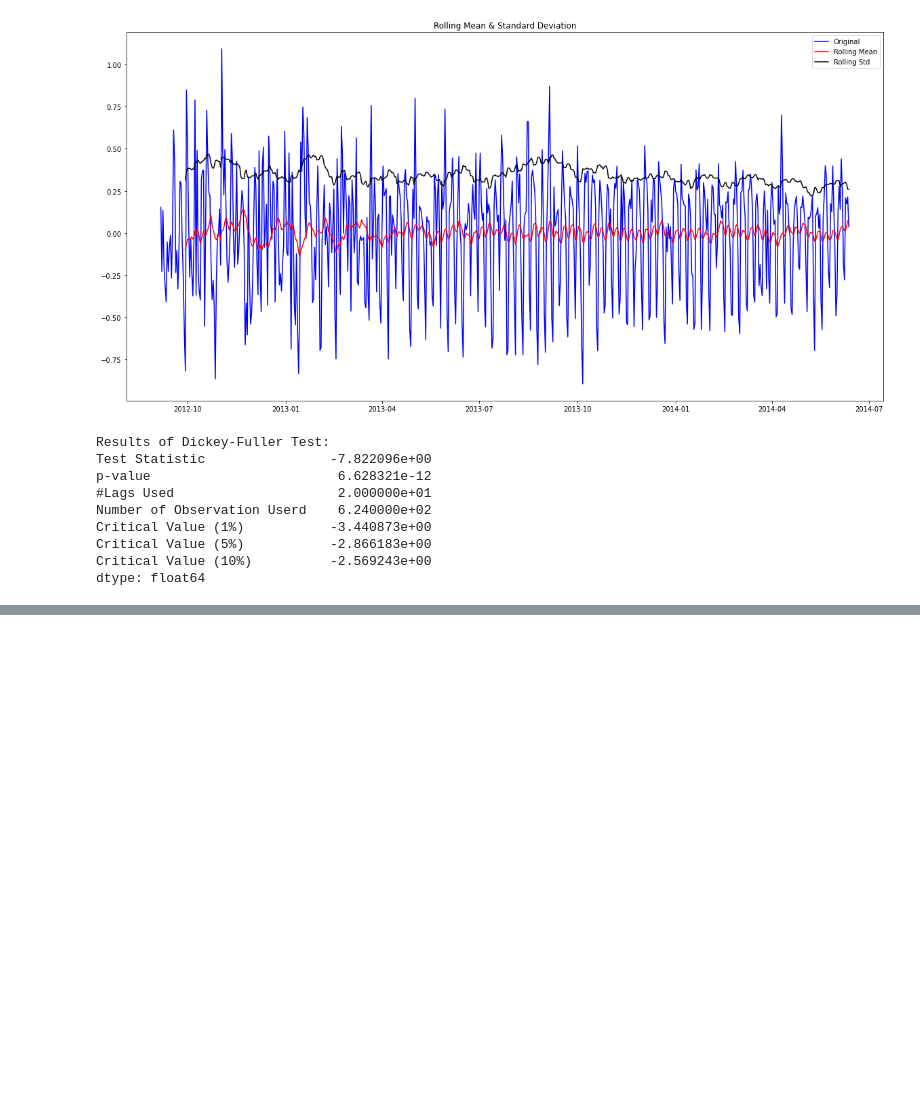
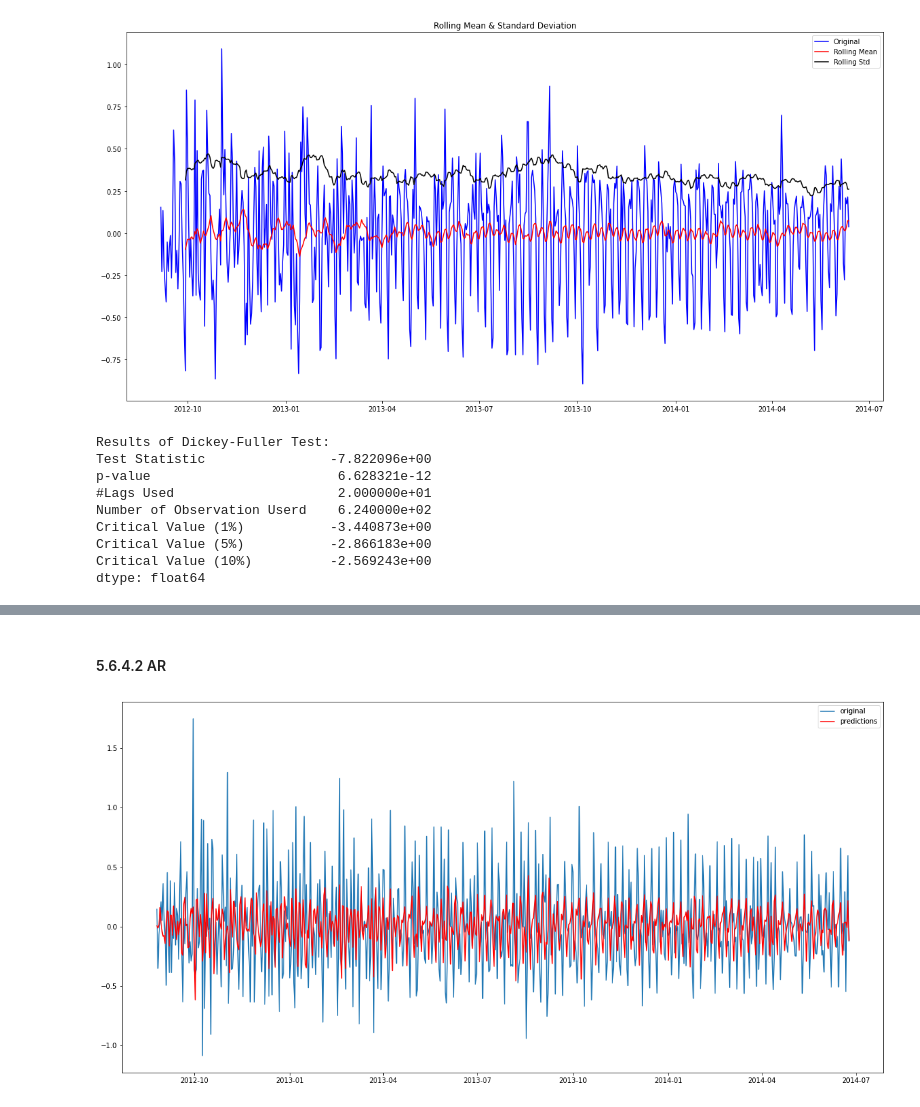
Before and after one commit to wangzhefeng/mlproj, a Jupyter notebook: src/projects/unicorn_investors_jetrail_forecast/unicorn_investors_jetrail_forecast.ipynb, the cells around one changed output, grey strips where cells are left out. Drawn from its saved outputs; the diff is of its cells as text; code cells hidden in the pictures; blank space fills up the shorter version.

```diff
--- a/src/projects/unicorn_investors_jetrail/unicorn_investors_jetrail.ipynb
+++ b/src/projects/unicorn_investors_jetrail_forecast/unicorn_investors_jetrail_forecast.ipynb
@@ -710,0 +738,14 @@ dtype: float64
+# %% [markdown]
+#### 5.6.4.2 AR
+# %%
+# AR q = 0
+model = ARIMA(Train_log, order = (2, 1, 0))
+results_AR = model.fit(disp = -1)
+
+rcParams["figure.figsize"] = 20, 10
+plt.plot(train_log_diff.dropna(), label = "original")
+plt.plot(results_AR.fittedvalues, color = "red", label = "predictions")
+plt.legend(loc = "best")
+plt.show()
+# %% [output]
+[figure, added]
```
Also changed, not shown: parts of 58 cells of this notebook, 12 other files.
